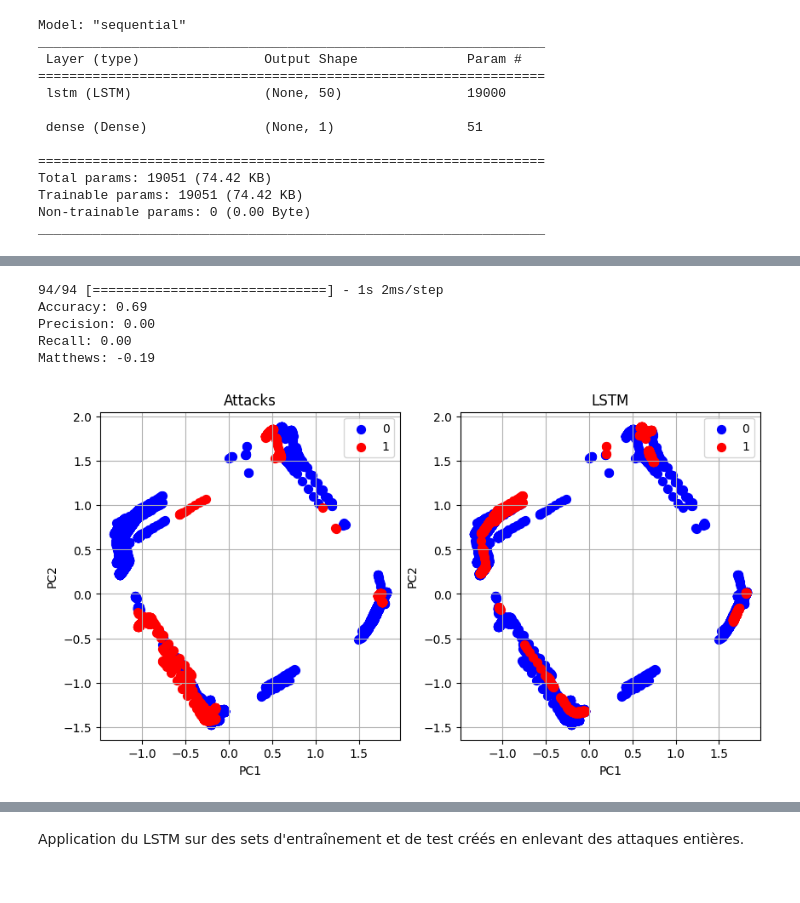
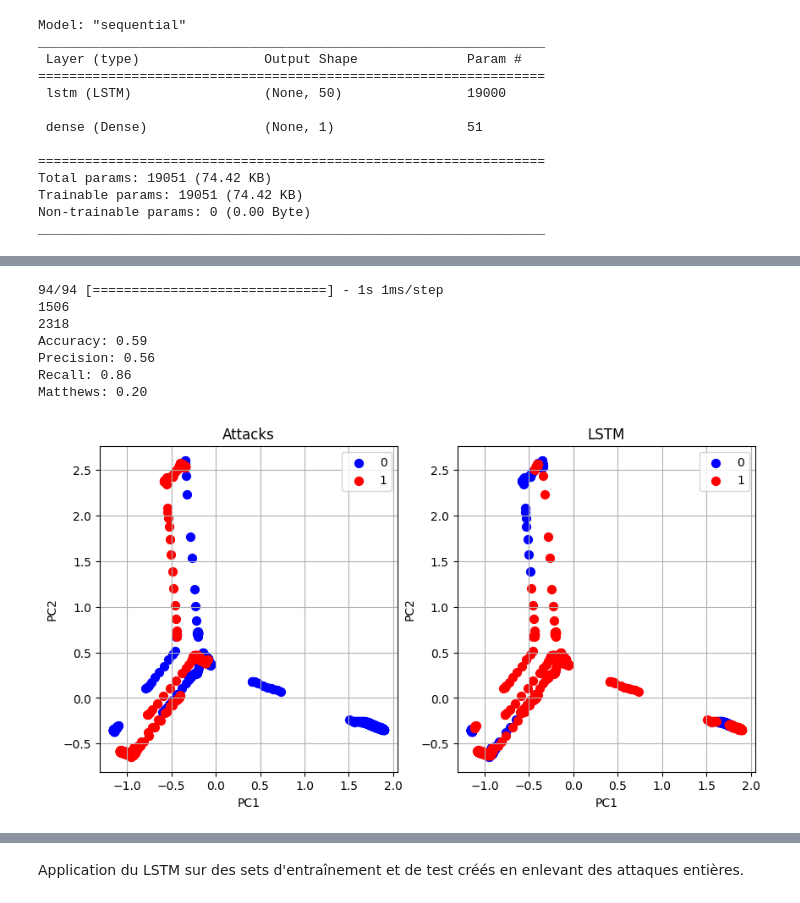
Before and after one commit to JunyiLi0/cyberml-project, a Jupyter notebook: projet.ipynb, the cells around one changed output, grey strips where cells are left out. Drawn from its saved outputs; the diff is of its cells as text; code cells hidden in the pictures.

Commit message:
Fix randomized dataset LSTM evaluation

```diff
--- a/projet.ipynb
+++ b/projet.ipynb
@@ -704,23 +714,26 @@ plt.show()
 # %%
 y_pred = model.predict(test_X)
 
-df_lstm = df.copy()
-df_lstm['lstm_predictions'] = 0
 test_X_df = pd.DataFrame(test_X.reshape((test_X.shape[0], test_X.shape[2])), columns=extract_features(df).columns)
 y_pred[y_pred >= 0.5] = 1
 y_pred[y_pred < 0.5] = 0
-df_lstm.loc[test_X_df.index, 'lstm_predictions'] = y_pred
+print(len(test_y[test_y == 1]))
+print(len(y_pred[y_pred == 1]))
+test_X_df['Label'] = test_y
+test_X_df.loc[test_X_df.index, 'lstm_predictions'] = y_pred
 
-evaluate(df_lstm, 'lstm_predictions')
+evaluate(test_X_df, 'lstm_predictions')
 
-visualize_dfs([df_lstm, df_lstm], ['Label', 'lstm_predictions'], titles=['Attacks', 'LSTM'])
+visualize_dfs([test_X_df, test_X_df], ['Label', 'lstm_predictions'], titles=['Attacks', 'LSTM'])
 # %% [output]
-94/94 [==============================] - 1s 2ms/step
-Accuracy: 0.69
-Precision: 0.00
-Recall: 0.00
-Matthews: -0.19
+94/94 [==============================] - 1s 1ms/step
+1506
+2318
+Accuracy: 0.59
+Precision: 0.56
+Recall: 0.86
+Matthews: 0.20
-[figure, old version]
+[figure, new version]
 # %%
 yhat = model.predict(test_X)
 test_X = test_X.reshape((test_X.shape[0], test_X.shape[2]))
```
Also changed, not shown: parts of 8 cells of this notebook.
